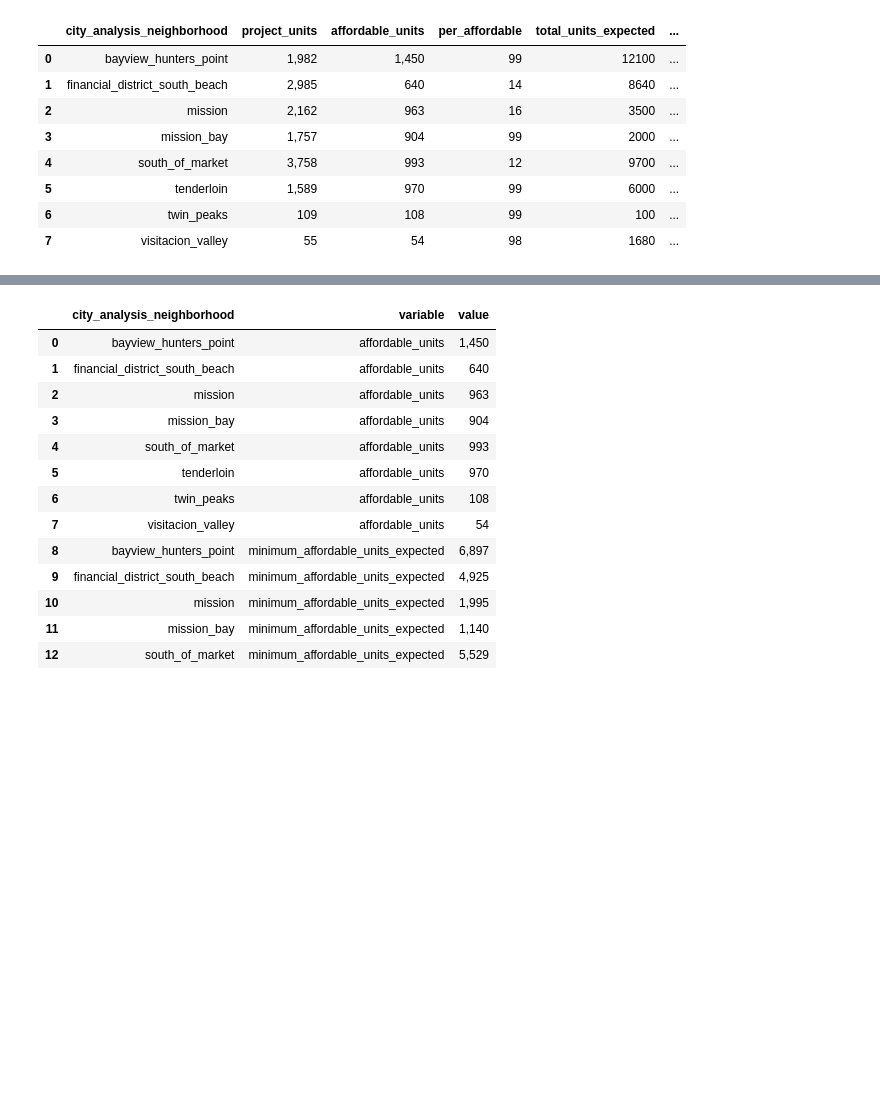
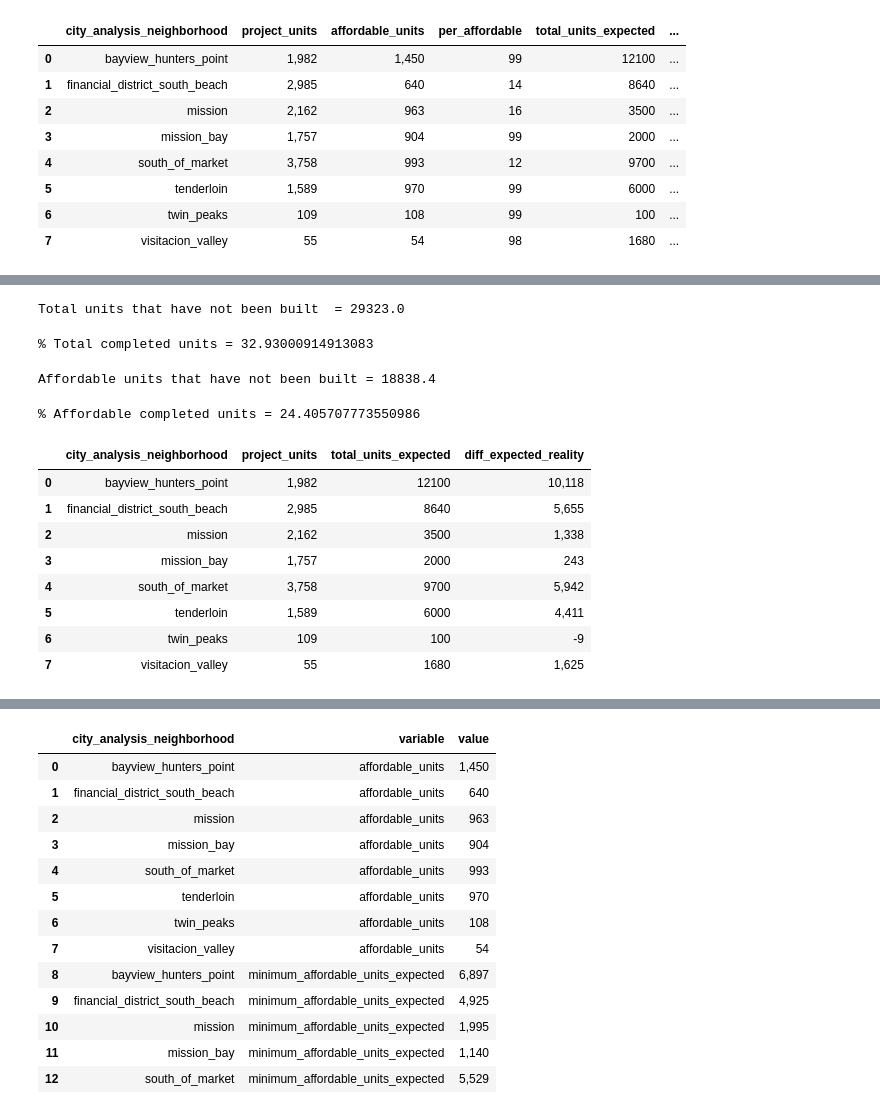
Before and after one commit to irenecasado/SF-affordable-housing, a Jupyter notebook: notebooks/affordable_analysis.ipynb, the cells around one changed output, grey strips where cells are left out. Cells and saved outputs as stored; diff of their text form; code cells hidden in the pictures; blank space fills up the shorter version.

```diff
--- a/notebooks/affordable_analysis.ipynb
+++ b/notebooks/affordable_analysis.ipynb
@@ -896,0 +905,43 @@ merged
+# %%
+# Calculations with total units
+
+total_expected = merged.total_units_expected.sum()
+total_completed = merged.project_units.sum()
+total_difference = total_expected - total_completed
+print('Total units that have not been built =', total_difference)
+# %% [output]
+Total units that have not been built  = 29323.0
+# %%
+pct_completed = total_completed * 100 / total_expected
+print('% Total completed units =', pct_completed)
+# %% [output]
+% Total completed units = 32.93000914913083
+# %%
+# Calculations with affordable units
+
+total_affordable_expected = merged.minimum_affordable_units_expected.sum()
+total_affordable_completed = merged.affordable_units.sum()
+total_diff_affordable_units = total_affordable_expected - total_affordable_completed
+print('Affordable units that have not been built =', total_diff_affordable_units)
+# %% [output]
+Affordable units that have not been built = 18838.4
+# %%
+pct_affordable_completed = total_affordable_completed * 100 / total_affordable_expected
+print('% Affordable completed units =', pct_affordable_completed)
+# %% [output]
+% Affordable completed units = 24.405707773550986
+# %%
+# Set the table for the next chart
+
+table_exp_vs_reality = merged[['city_analysis_neighborhood', 'project_units', 'total_units_expected', 'diff_expected_reality']]
+table_exp_vs_reality
+# %% [output]
+|  | city_analysis_neighborhood | project_units | total_units_expected | diff_expected_reality |
+| 0 | bayview_hunters_point | 1,982 | 12100 | 10,118 |
+| 1 | financial_district_south_beach | 2,985 | 8640 | 5,655 |
+| 2 | mission | 2,162 | 3500 | 1,338 |
+| 3 | mission_bay | 1,757 | 2000 | 243 |
+| 4 | south_of_market | 3,758 | 9700 | 5,942 |
+| 5 | tenderloin | 1,589 | 6000 | 4,411 |
+| 6 | twin_peaks | 109 | 100 | -9 |
+| 7 | visitacion_valley | 55 | 1680 | 1,625 |
```
Also changed, not shown: parts of 7 cells of this notebook.
